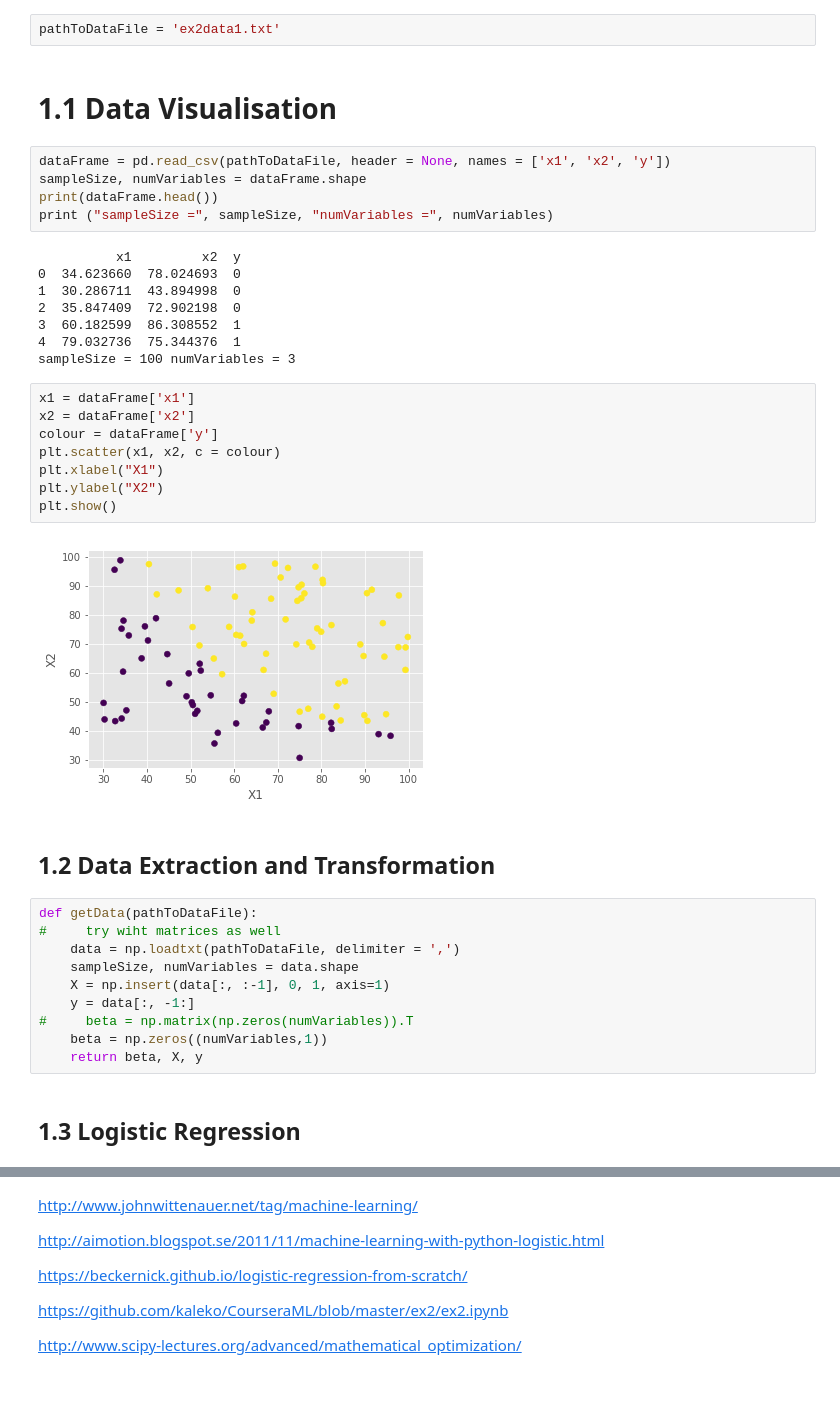
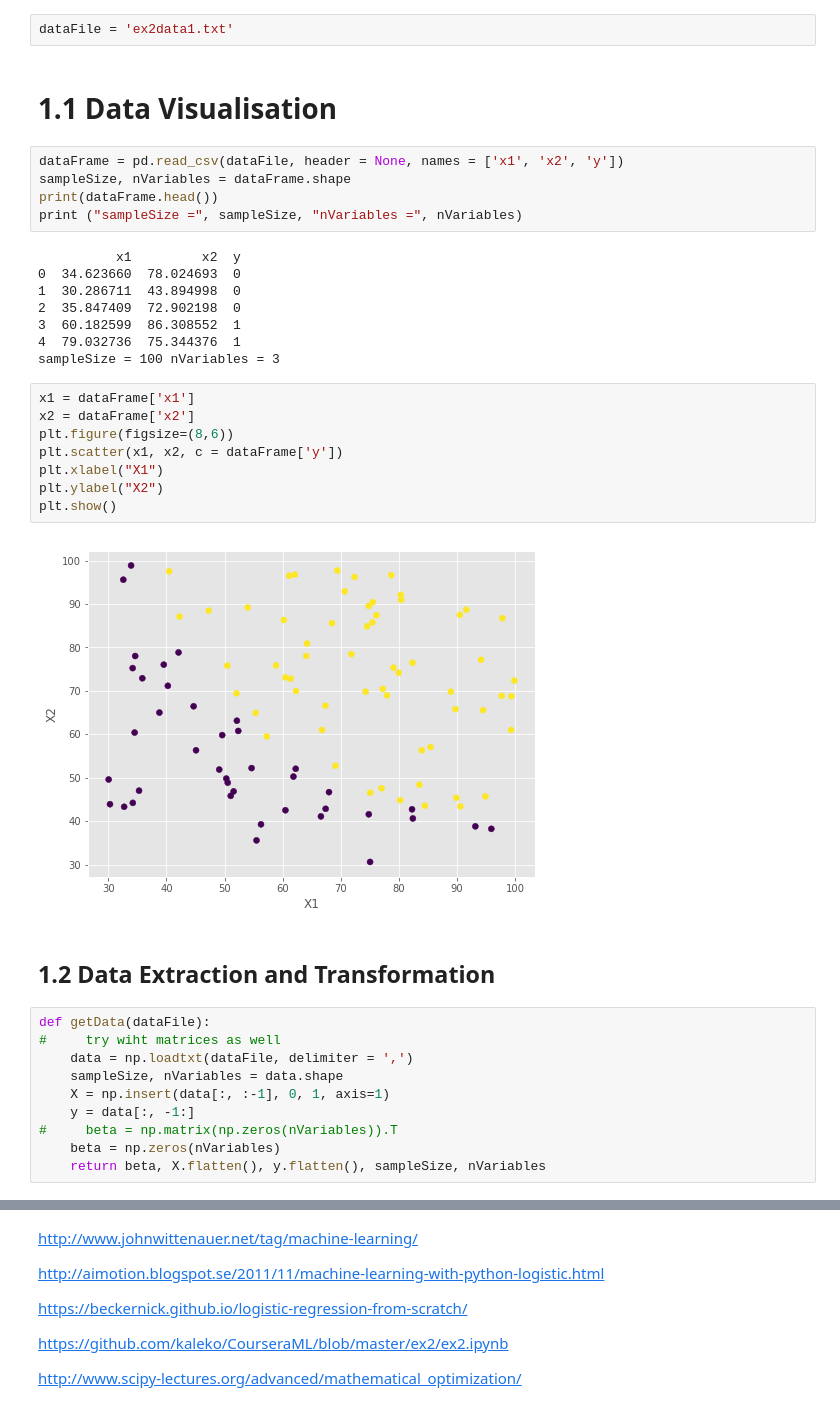
Before and after one commit to nikita-loik/andrew_ng_2_-python, a Jupyter notebook: 2_logisticRegression/logisticRegression.ipynb, the cells around one changed output, grey strips where cells are left out. Cells and saved outputs as stored; diff of their text form.

```diff
--- a/2_logisticRegression/logisticRegression.ipynb
+++ b/2_logisticRegression/logisticRegression.ipynb
@@ -16,14 +18,14 @@ import time
 # %% [markdown]
 # 1 Univariate Logistic Regression
 # %%
-pathToDataFile = 'ex2data1.txt'
+dataFile = 'ex2data1.txt'
 # %% [markdown]
 # 1.1 Data Visualisation
 # %%
-dataFrame = pd.read_csv(pathToDataFile, header = None, names = ['x1', 'x2', 'y'])
-sampleSize, numVariables = dataFrame.shape
+dataFrame = pd.read_csv(dataFile, header = None, names = ['x1', 'x2', 'y'])
+sampleSize, nVariables = dataFrame.shape
 print(dataFrame.head())
-print ("sampleSize =", sampleSize, "numVariables =", numVariables)
+print ("sampleSize =", sampleSize, "nVariables =", nVariables)
 # %% [output]
           x1         x2  y
 0  34.623660  78.024693  0
@@ -31,29 +33,27 @@ print ("sampleSize =", sampleSize, "numVariables =", numVariables)
 2  35.847409  72.902198  0
 3  60.182599  86.308552  1
 4  79.032736  75.344376  1
-sampleSize = 100 numVariables = 3
+sampleSize = 100 nVariables = 3
 # %%
 x1 = dataFrame['x1']
 x2 = dataFrame['x2']
-colour = dataFrame['y']
-plt.scatter(x1, x2, c = colour)
+plt.figure(figsize=(8,6))
+plt.scatter(x1, x2, c = dataFrame['y'])
 plt.xlabel("X1")
 plt.ylabel("X2")
 plt.show()
 # %% [output]
-[figure, old version]
+[figure, new version]
 # %% [markdown]
 ## 1.2 Data Extraction and Transformation
 # %%
-def getData(pathToDataFile):
+def getData(dataFile):
 #     try wiht matrices as well
-    data = np.loadtxt(pathToDataFile, delimiter = ',')
-    sampleSize, numVariables = data.shape
+    data = np.loadtxt(dataFile, delimiter = ',')
+    sampleSize, nVariables = data.shape
     X = np.insert(data[:, :-1], 0, 1, axis=1)
     y = data[:, -1:]
-#     beta = np.matrix(np.zeros(numVariables)).T
-    beta = np.zeros((numVariables,1))
-    return beta, X, y
+#     beta = np.matrix(np.zeros(nVariables)).T
+    beta = np.zeros(nVariables)
+    return beta, X.flatten(), y.flatten(), sampleSize, nVariables
-# %% [markdown]
-## 1.3 Logistic Regression
 # %% [markdown]
```
Also changed, not shown: parts of 35 cells of this notebook, 9 other files.
